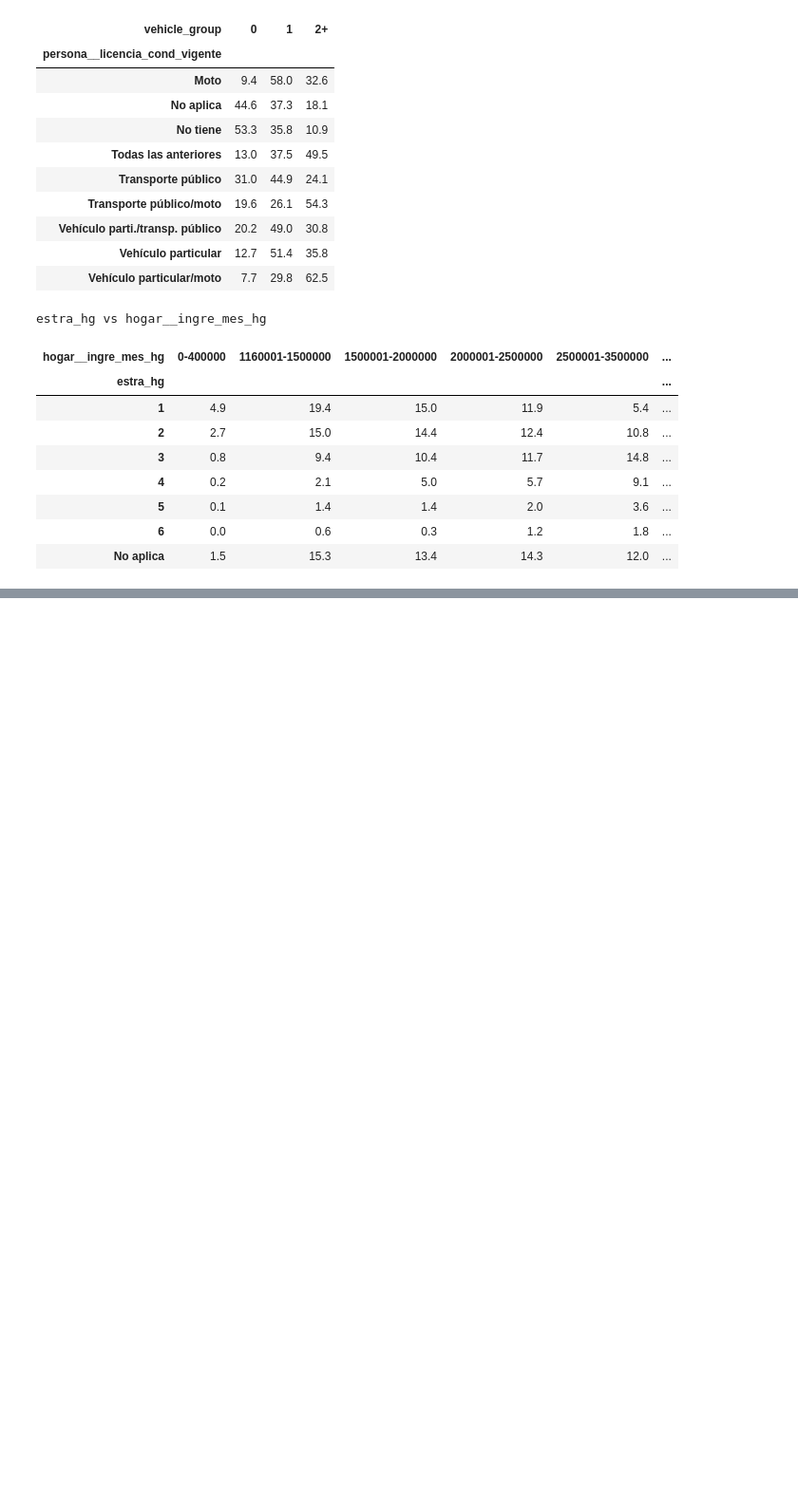
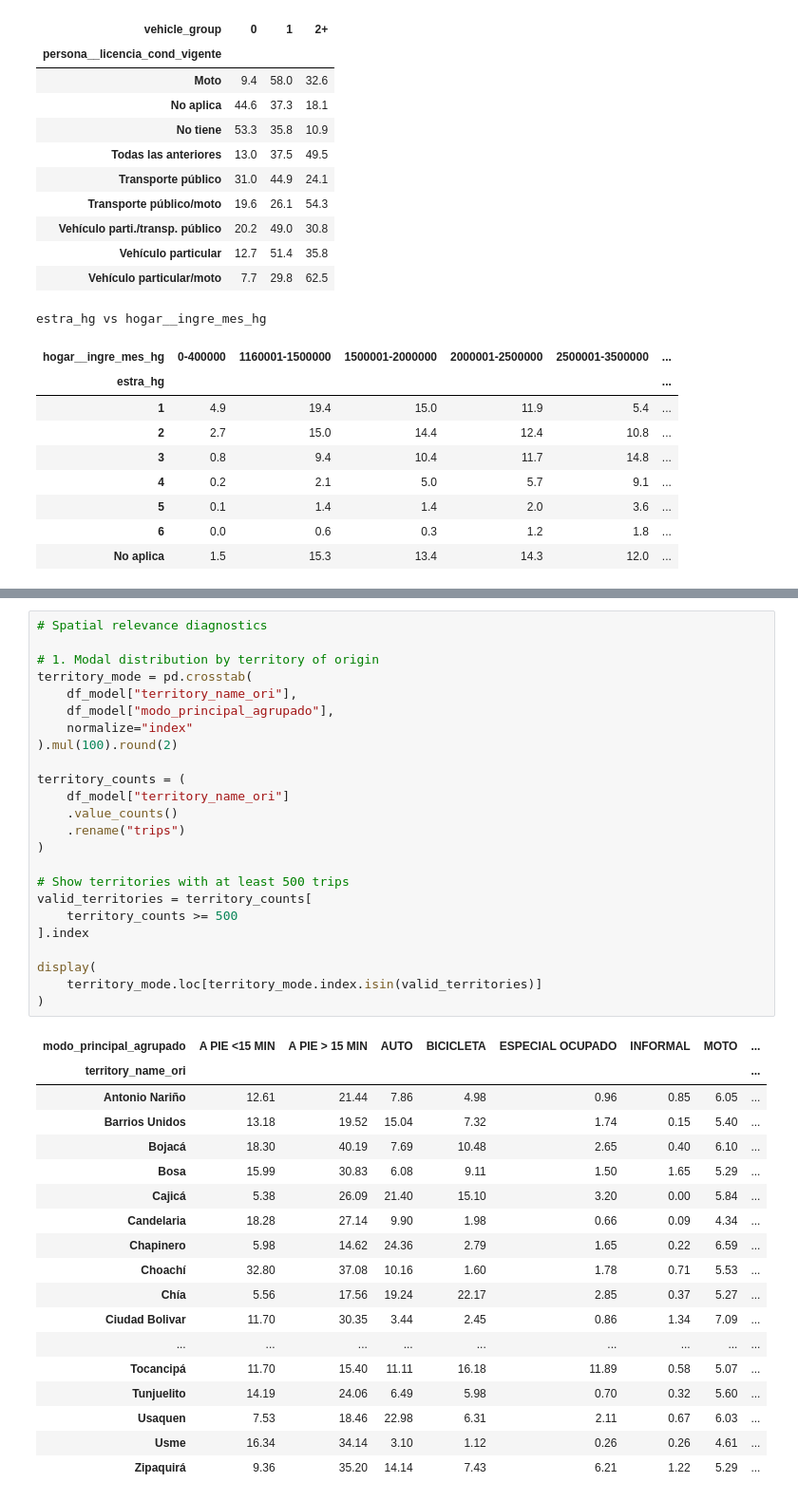
Before and after one commit to jaagarciamu/508_Project_mode_choice, a Jupyter notebook: notebooks/05_EDA.ipynb, the cells around one changed output, grey strips where cells are left out. Shown at 95% size. Drawn from its saved outputs; the diff is of its cells as text; blank space fills up the shorter version.

Commit message:
bases e datos y primer modeling mode-choice

```diff
--- a/notebooks/05_EDA.ipynb
+++ b/notebooks/05_EDA.ipynb
@@ -3077,0 +3715,43 @@ Una precaución importante: ingreso, estrato y registros vehiculares están rela
+# %%
+# Spatial relevance diagnostics
+
+# 1. Modal distribution by territory of origin
+territory_mode = pd.crosstab(
+    df_model["territory_name_ori"],
+    df_model["modo_principal_agrupado"],
+    normalize="index"
+).mul(100).round(2)
+
+territory_counts = (
+    df_model["territory_name_ori"]
+    .value_counts()
+    .rename("trips")
+)
+
+# Show territories with at least 500 trips
+valid_territories = territory_counts[
+    territory_counts >= 500
+].index
+
+display(
+    territory_mode.loc[territory_mode.index.isin(valid_territories)]
+)
+# %% [output]
+| modo_principal_agrupado | A PIE <15 MIN | A PIE > 15 MIN | AUTO | BICICLETA | ESPECIAL OCUPADO | INFORMAL | MOTO | ... |
+| territory_name_ori |  |  |  |  |  |  |  | ... |
+| Antonio Nariño | 12.61 | 21.44 | 7.86 | 4.98 | 0.96 | 0.85 | 6.05 | ... |
+| Barrios Unidos | 13.18 | 19.52 | 15.04 | 7.32 | 1.74 | 0.15 | 5.40 | ... |
+| Bojacá | 18.30 | 40.19 | 7.69 | 10.48 | 2.65 | 0.40 | 6.10 | ... |
+| Bosa | 15.99 | 30.83 | 6.08 | 9.11 | 1.50 | 1.65 | 5.29 | ... |
+| Cajicá | 5.38 | 26.09 | 21.40 | 15.10 | 3.20 | 0.00 | 5.84 | ... |
+| Candelaria | 18.28 | 27.14 | 9.90 | 1.98 | 0.66 | 0.09 | 4.34 | ... |
+| Chapinero | 5.98 | 14.62 | 24.36 | 2.79 | 1.65 | 0.22 | 6.59 | ... |
+| Choachí | 32.80 | 37.08 | 10.16 | 1.60 | 1.78 | 0.71 | 5.53 | ... |
+| Chía | 5.56 | 17.56 | 19.24 | 22.17 | 2.85 | 0.37 | 5.27 | ... |
+| Ciudad Bolivar | 11.70 | 30.35 | 3.44 | 2.45 | 0.86 | 1.34 | 7.09 | ... |
+| ... | ... | ... | ... | ... | ... | ... | ... | ... |
+| Tocancipá | 11.70 | 15.40 | 11.11 | 16.18 | 11.89 | 0.58 | 5.07 | ... |
+| Tunjuelito | 14.19 | 24.06 | 6.49 | 5.98 | 0.70 | 0.32 | 5.60 | ... |
+| Usaquen | 7.53 | 18.46 | 22.98 | 6.31 | 2.11 | 0.67 | 6.03 | ... |
+| Usme | 16.34 | 34.14 | 3.10 | 1.12 | 0.26 | 0.26 | 4.61 | ... |
+| Zipaquirá | 9.36 | 35.20 | 14.14 | 7.43 | 6.21 | 1.22 | 5.29 | ... |
```
Also changed, not shown: parts of 52 cells of this notebook, 3 other files.
